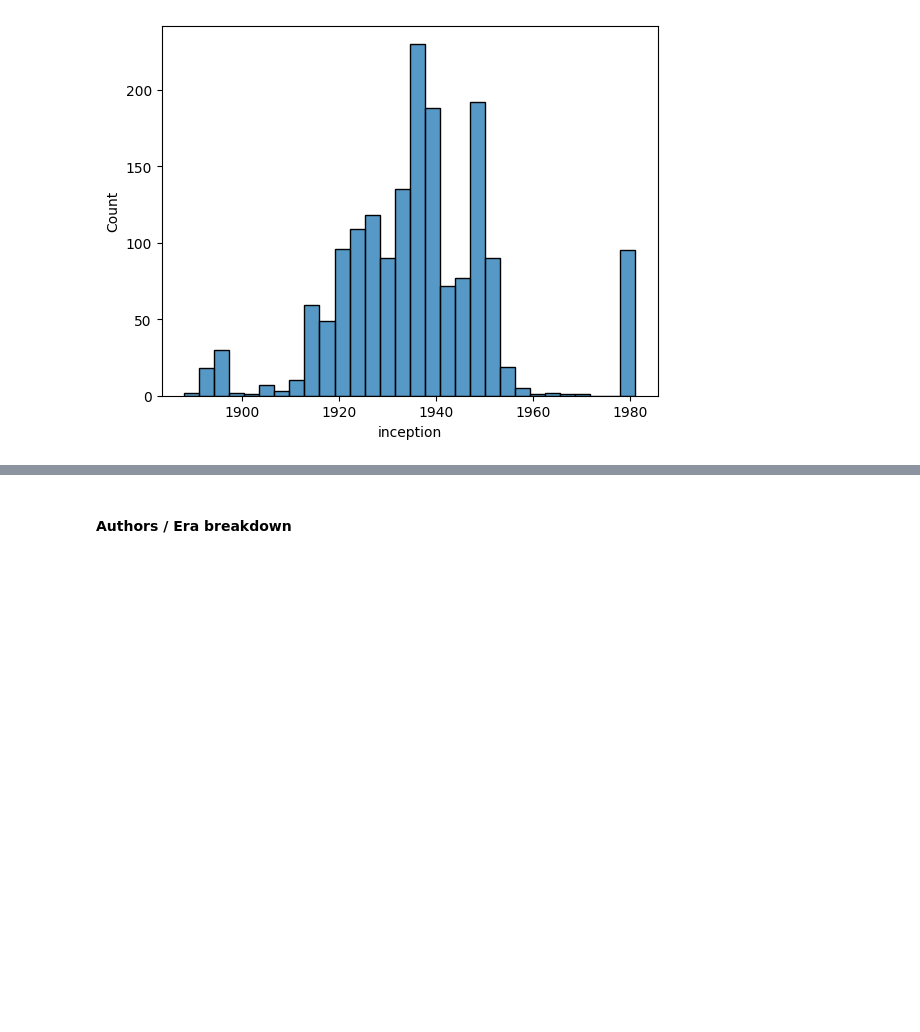
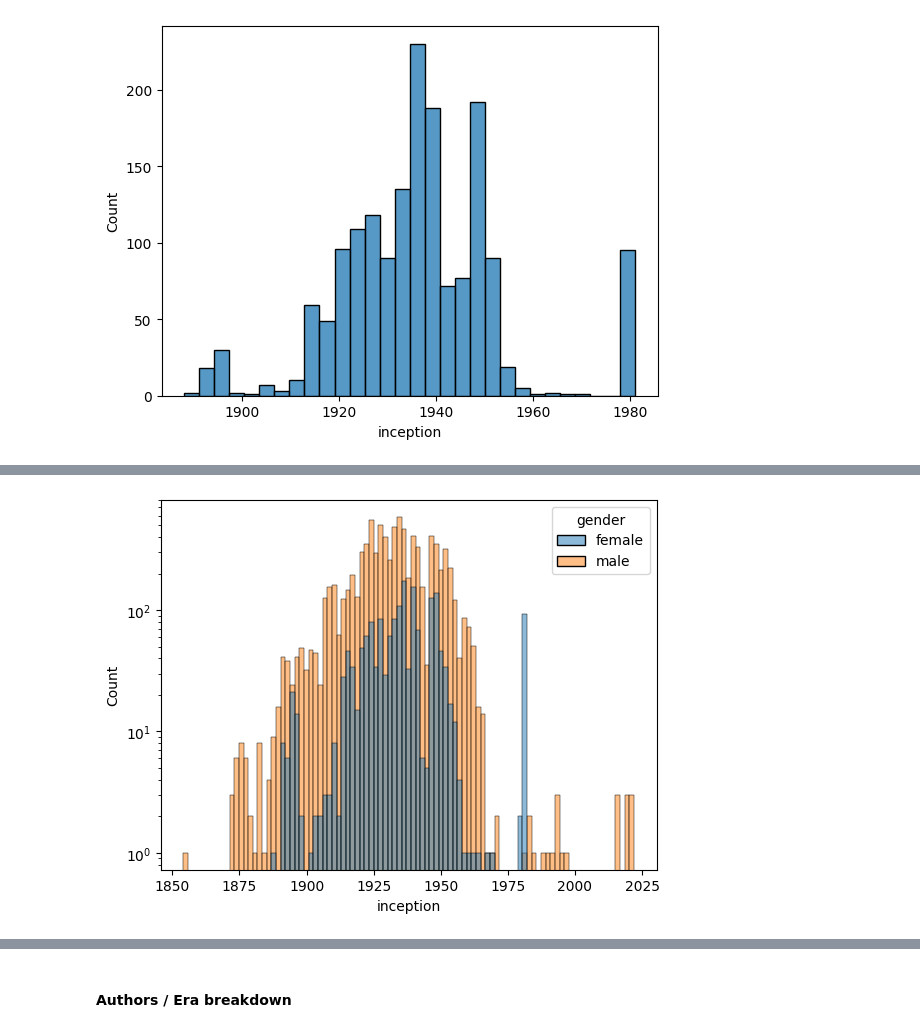
Before and after one commit to j-chowder/japanese_literature, a Jupyter notebook: eda.ipynb, the cells around one changed output, grey strips where cells are left out. Saved outputs shown, nothing was run; the diff lists cells and outputs as text; code cells hidden in the pictures; blank space fills up the shorter version.

```diff
--- a/eda.ipynb
+++ b/eda.ipynb
@@ -553,0 +594,6 @@ sns.histplot(female_works['inception'])
+# %%
+sns.histplot(data=genders, x='inception', hue='gender', multiple='layer')
+plt.yscale('log')  # Apply log scale to the Y-axis
+plt.show()
+# %% [output]
+[figure, added]
```
Also changed, not shown: parts of 6 cells of this notebook, 4 other files.
